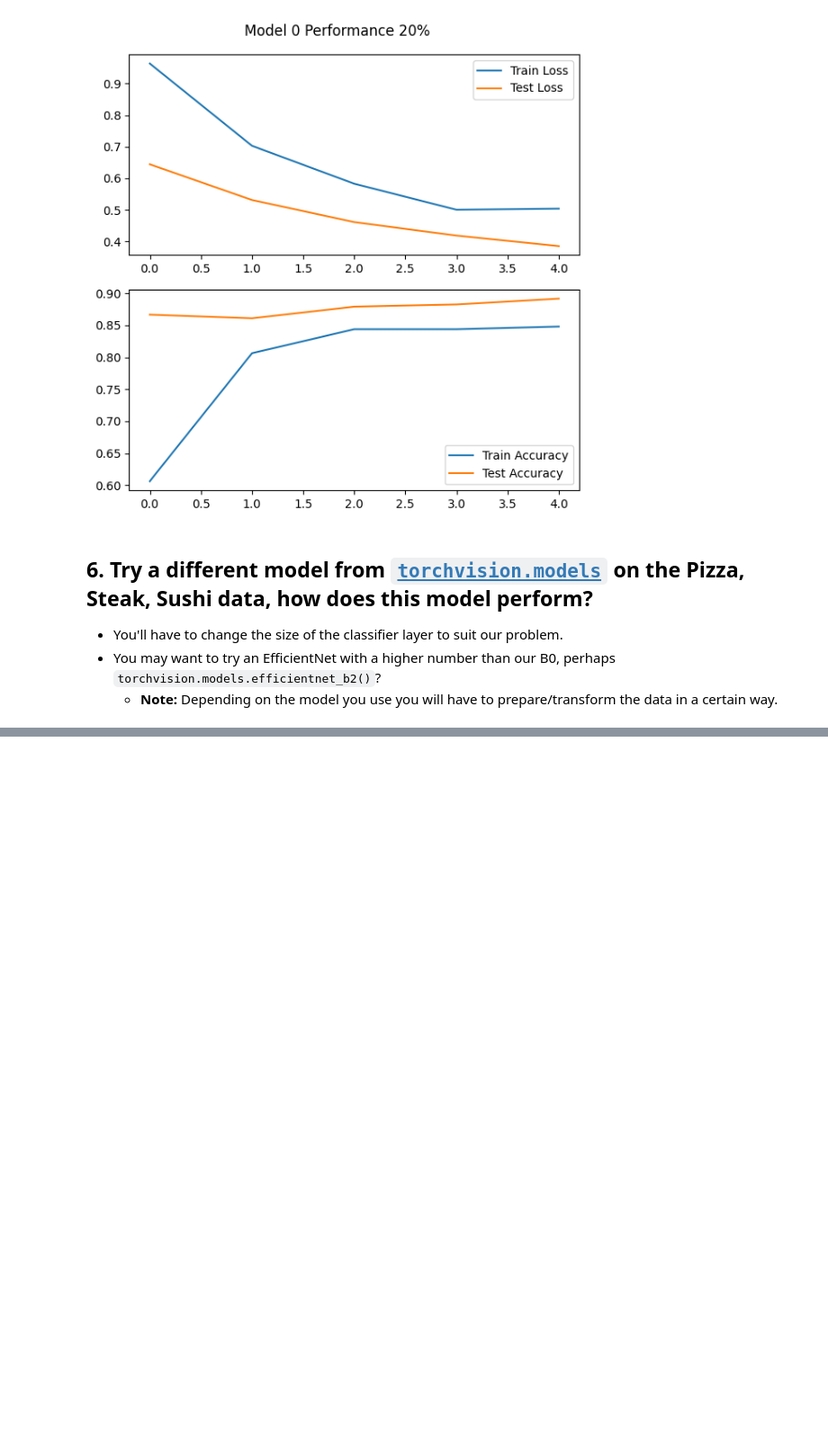
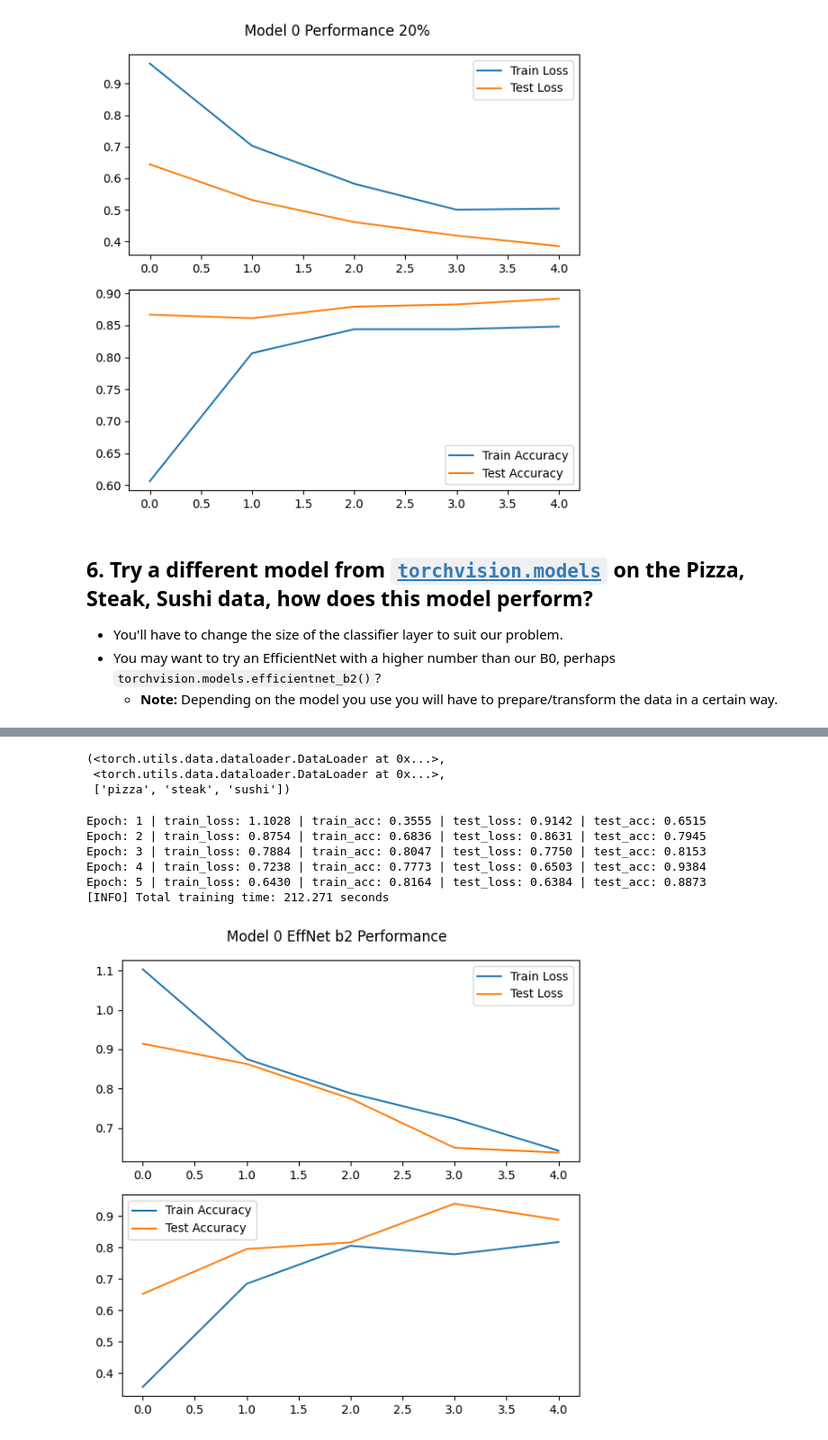
Before and after one commit to BrianTehrani/ML-Education-Udemy-Projects, a Jupyter notebook: PtDeepLearningBootcamp/S6_TransferLearning/06_pytorch_transfer_learning_exercises.ipynb, the cells around one changed output, grey strips where cells are left out. Shown at 90% size. Drawn from its saved outputs; the diff is of its cells as text; code cells hidden in the pictures; blank space fills up the shorter version.

```diff
--- a/PtDeepLearningBootcamp/S6_TransferLearning/06_pytorch_transfer_learning_exercises.ipynb
+++ b/PtDeepLearningBootcamp/S6_TransferLearning/06_pytorch_transfer_learning_exercises.ipynb
@@ -634 +645,13 @@ plt.tight_layout()
+# %%
+# Prepare dataloaders for effnetb2
+train_dataloader, test_dataloader, class_names = data_setup.create_dataloaders(train_dir=train_dir,
+                                                                               test_dir=test_dir,
+                                                                               transform=simple_transform, # resize, convert images to between 0 & 1 and normalize them
+                                                                               batch_size=32) # set mini-batch size to 32
+
+train_dataloader, test_dataloader, class_names
+# %% [output]
+(<torch.utils.data.dataloader.DataLoader at 0x...>,
+ <torch.utils.data.dataloader.DataLoader at 0x...>,
+ ['pizza', 'steak', 'sushi'])
 # %%
@@ -660,0 +678,52 @@ simple_transform = transforms.Compose([
+# %%
+# Prepare Loss and Optimizer
+loss_fn = torch.nn.CrossEntropyLoss()
+optimizer = torch.optim.Adam(params=model_0.parameters(), lr=0.001)
+# %%
+# Train Model
+
+# Set the random seeds
+torch.manual_seed(42)
+torch.cuda.manual_seed(42)
+
+# Start the timer
+from timeit import default_timer as timer
+start_time = timer()
+
+# Setup training and save the results
+model_0_results = engine.train(model=model_0,
+                       train_dataloader=train_dataloader,
+                       test_dataloader=test_dataloader,
+                       optimizer=optimizer,
+                       loss_fn=loss_fn,
+                       epochs=5,
+                       device=device)
+
+# End the timer and print out how long it took
+end_time = timer()
+print(f"[INFO] Total training time: {end_time-start_time:.3f} seconds")
+# %% [output]
+Epoch: 1 | train_loss: 1.1028 | train_acc: 0.3555 | test_loss: 0.9142 | test_acc: 0.6515
+Epoch: 2 | train_loss: 0.8754 | train_acc: 0.6836 | test_loss: 0.8631 | test_acc: 0.7945
+Epoch: 3 | train_loss: 0.7884 | train_acc: 0.8047 | test_loss: 0.7750 | test_acc: 0.8153
+Epoch: 4 | train_loss: 0.7238 | train_acc: 0.7773 | test_loss: 0.6503 | test_acc: 0.9384
+Epoch: 5 | train_loss: 0.6430 | train_acc: 0.8164 | test_loss: 0.6384 | test_acc: 0.8873
+[INFO] Total training time: 212.271 seconds
+# %%
+#Plot loss and accuracy curves
+fig = plt.figure(figsize=(6,6))
+
+fig.add_subplot(2, 1, 1)
+plt.plot(model_0_results['train_loss'], label='Train Loss')
+plt.plot(model_0_results['test_loss'], label='Test Loss')
+plt.legend()
+
+fig.add_subplot(2, 1, 2)
+plt.plot(model_0_results['train_acc'], label='Train Accuracy')
+plt.plot(model_0_results['test_acc'], label='Test Accuracy')
+plt.legend()
+
+fig.suptitle("Model 0 EffNet b2 Performance")
+plt.tight_layout()
+# %% [output]
+[figure, added]
```
Also changed, not shown: parts of 3 cells of this notebook.
